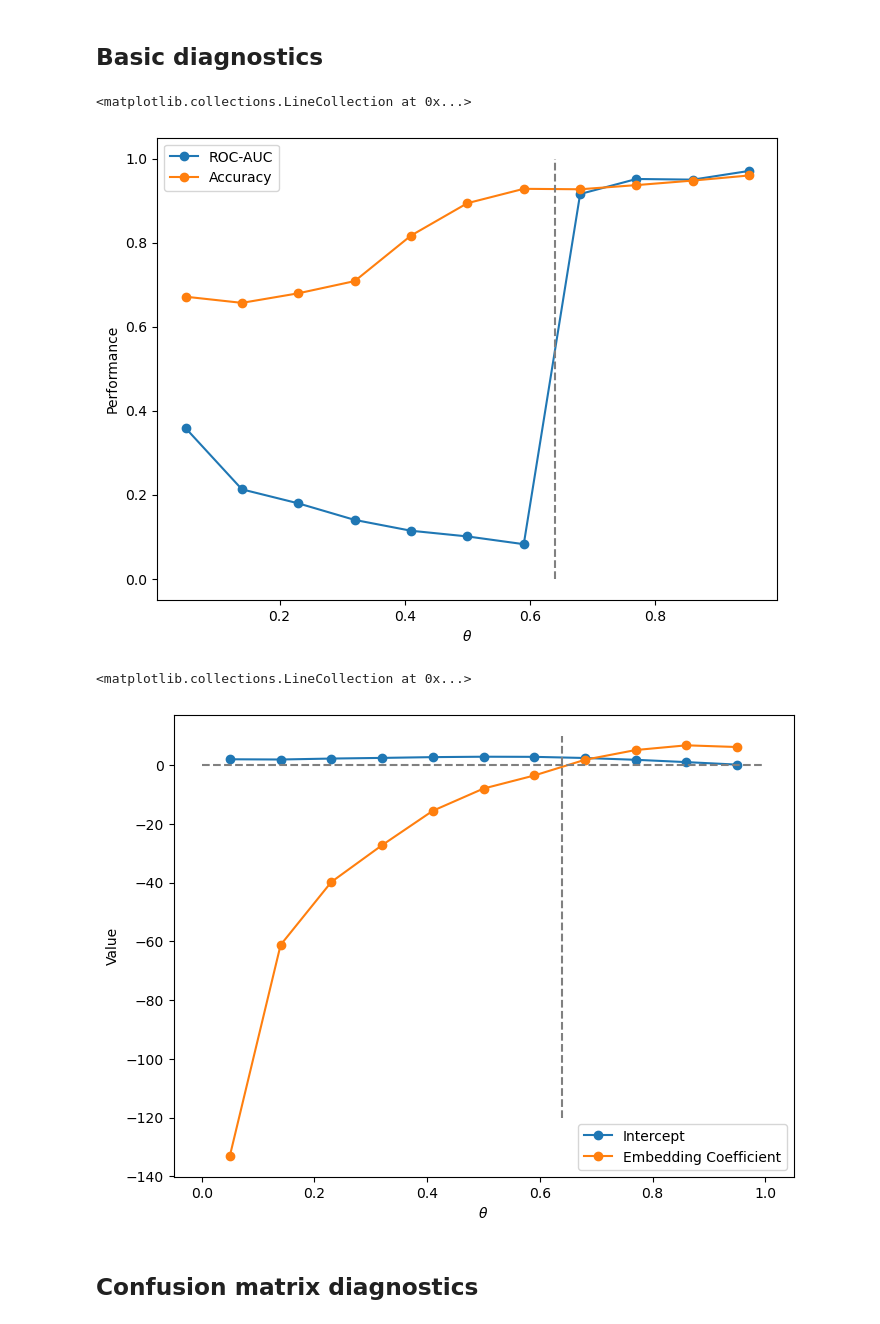
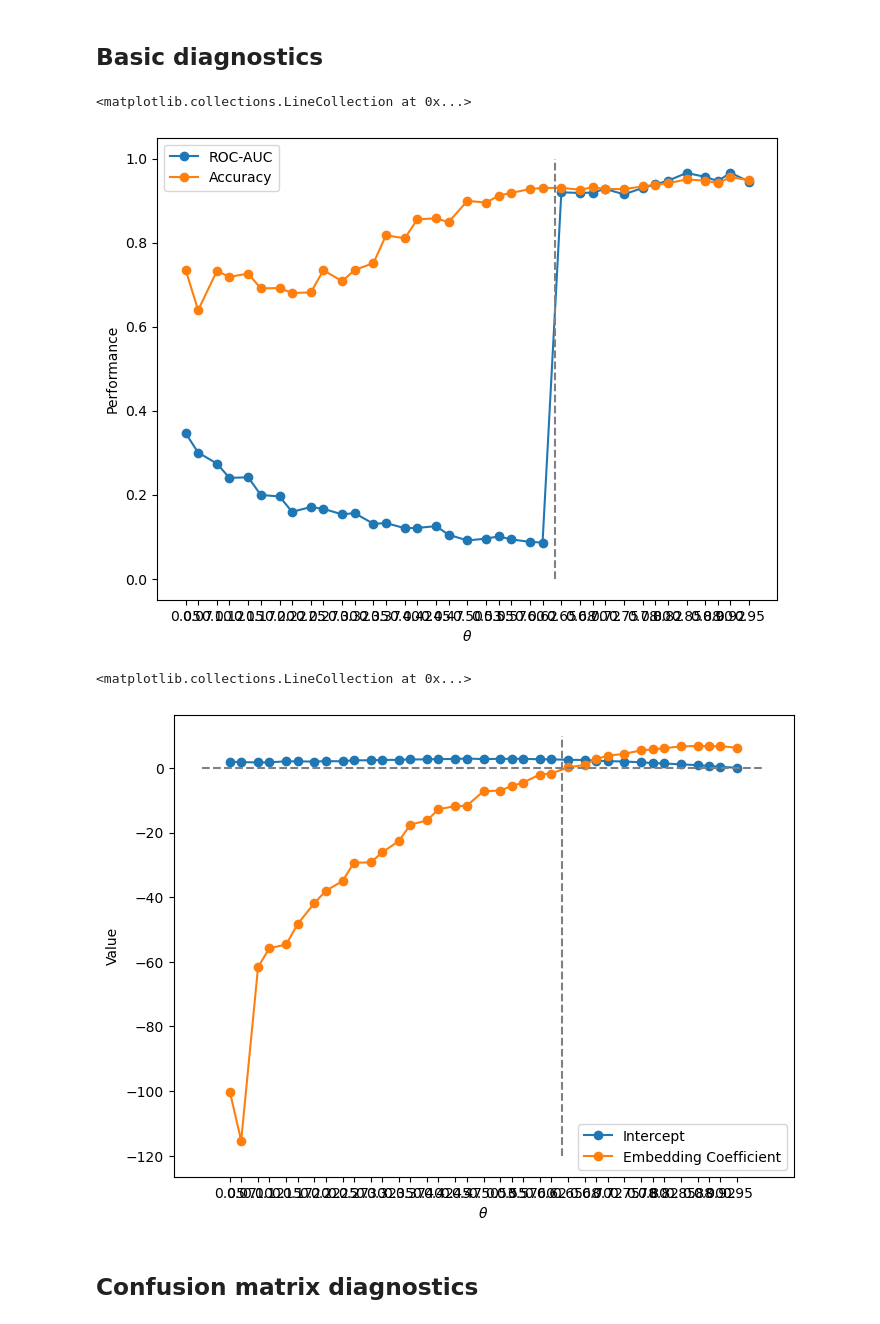
Before and after one commit to kaiser-dan/proj_naive-embedded-reconstruction, a Jupyter notebook: notebooks/ex/vector-analysis.ipynb, the cells around one changed output. Saved outputs shown, nothing was run; the diff lists cells and outputs as text; code cells hidden in the pictures.

```diff
--- a/notebooks/ex/vector-analysis.ipynb
+++ b/notebooks/ex/vector-analysis.ipynb
@@ -35,10 +39,11 @@ from classifiers.logreg import *
 from data.observations import get_preprocessed_data
 # %%
 SYSTEM = "drosophila"
-LAYERS = [1,2]
+LAYERS = [1, 2]
 REP = 1
 
-THETAS = [0.05, 0.14, 0.23, 0.32, 0.41, 0.50, 0.59, 0.68, 0.77, 0.86, 0.95]
+THETAS = [0.05,0.07,0.10,0.12,0.15,0.17,0.20,0.22,0.25,0.27,0.30,0.32,0.35,0.37,0.40,0.42,0.45,0.47,0.50,0.53,0.55,0.57,0.60,0.62,0.65,0.68,0.70,0.72,0.75,0.78,0.80,0.82,0.85,0.88,0.90,0.92,0.95]
+# THETAS = [0.05, 0.14, 0.23, 0.32, 0.41, 0.50, 0.59, 0.68, 0.77, 0.86, 0.95]
 # THETA = 0.50  # before threshold
 # THETA = 0.59  # approaching threshold from the left
 THETA = 0.68  # approaching threshold from the right
@@ -1214,15 +1219,15 @@ def melt_dataframe(df):
 
     return df_melted
 # %%
-if not os.path.isfile("drosophila.csv"):
+if not os.path.isfile(f"{SYSTEM}.csv"):
     df = preprocess_dataframe(SYSTEM, LAYERS, 0.05, REP)
     for THETA in THETAS[1:]:
         df = pd.concat([df, preprocess_dataframe(SYSTEM, LAYERS, THETA, REP)])
 
     df.index = range(len((df)))
-    df.to_csv("drosophila.csv")
+    df.to_csv(f"{SYSTEM}.csv")
 else:
-    df = pd.read_csv("drosophila.csv")
+    df = pd.read_csv(f"{SYSTEM}.csv")
 # %%
 model_outputs = {}
 for theta in THETAS:
@@ -1269,18 +1293,20 @@ coefficients = {
 # %%
 plt.figure(figsize=(8,6))
 plt.plot(aurocs.keys(), aurocs.values(), marker="o", label="ROC-AUC")
 plt.plot(accuracies.keys(), accuracies.values(), marker="o", label="Accuracy")
+plt.xticks(list(aurocs.keys()))
 plt.legend()
 plt.xlabel("$\\theta$")
 plt.ylabel("Performance")
 plt.vlines(0.64, 0, 1, linestyles="--", color="gray")
 # %% [output]
 <matplotlib.collections.LineCollection at 0x...>
-[figure, old version]
+[figure, new version]
 # %%
 plt.figure(figsize=(8,6))
 plt.plot(intercepts.keys(), intercepts.values(), marker="o", label="Intercept")
 plt.plot(coefficients.keys(), coefficients.values(), marker="o", label="Embedding Coefficient")
+plt.xticks(list(aurocs.keys()))
 plt.legend()
 plt.xlabel("$\\theta$")
 plt.ylabel("Value")
@@ -1288,7 +1314,7 @@ plt.hlines(0, 0, 1, linestyles="--", color="gray")
 plt.vlines(0.64, -120, 10, linestyles="--", color="gray")
 # %% [output]
 <matplotlib.collections.LineCollection at 0x...>
-[figure, old version]
+[figure, new version]
 # %% [markdown]
 ## Confusion matrix diagnostics
 # %%
```
Also changed, not shown: parts of 17 cells of this notebook, 4 other files.
